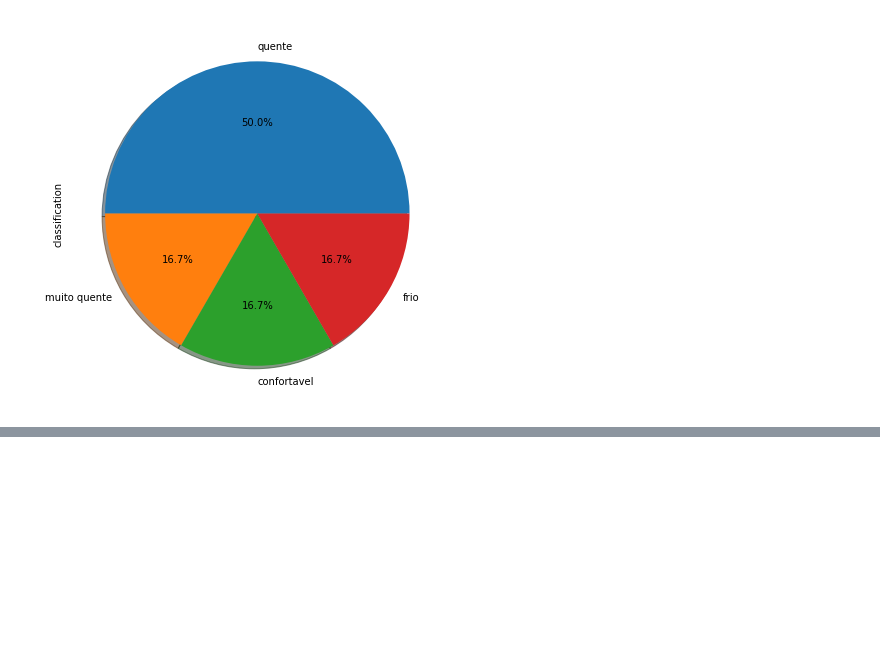
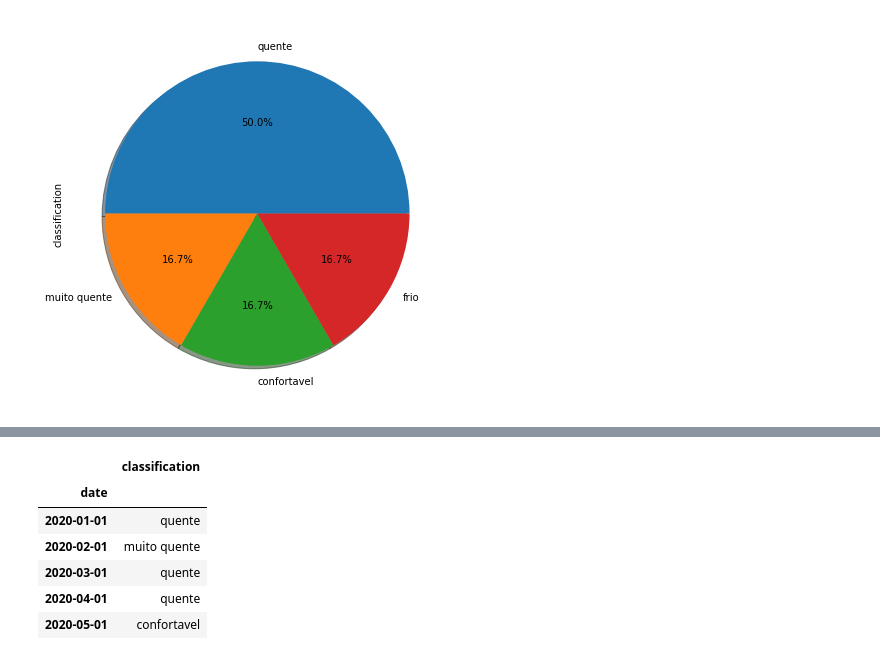
Before and after one commit to cleber2099/pythonAnaliseDeDados, a Jupyter notebook: pandas/pandas.ipynb, the cells around one changed output, grey strips where cells are left out. Saved outputs shown, nothing was run; the diff lists cells and outputs as text; code cells hidden in the pictures; blank space fills up the shorter version.

```diff
--- a/pandas/pandas.ipynb
+++ b/pandas/pandas.ipynb
@@ -439,0 +529,15 @@ df['classification'].value_counts().plot.pie(autopct="%1.1f%%",
+# %%
+#argumento inplace
+#inplace =True aplica a transformação no proprio objeto
+df2.drop("temperatura", axis=1, inplace=True)
+# %%
+#com inplace, df2 é alterado
+df2.head()
+# %% [output]
+|  | classification |
+| date |  |
+| 2020-01-01 | quente |
+| 2020-02-01 | muito quente |
+| 2020-03-01 | quente |
+| 2020-04-01 | quente |
+| 2020-05-01 | confortavel |
```
Also changed, not shown: parts of 11 cells of this notebook.
